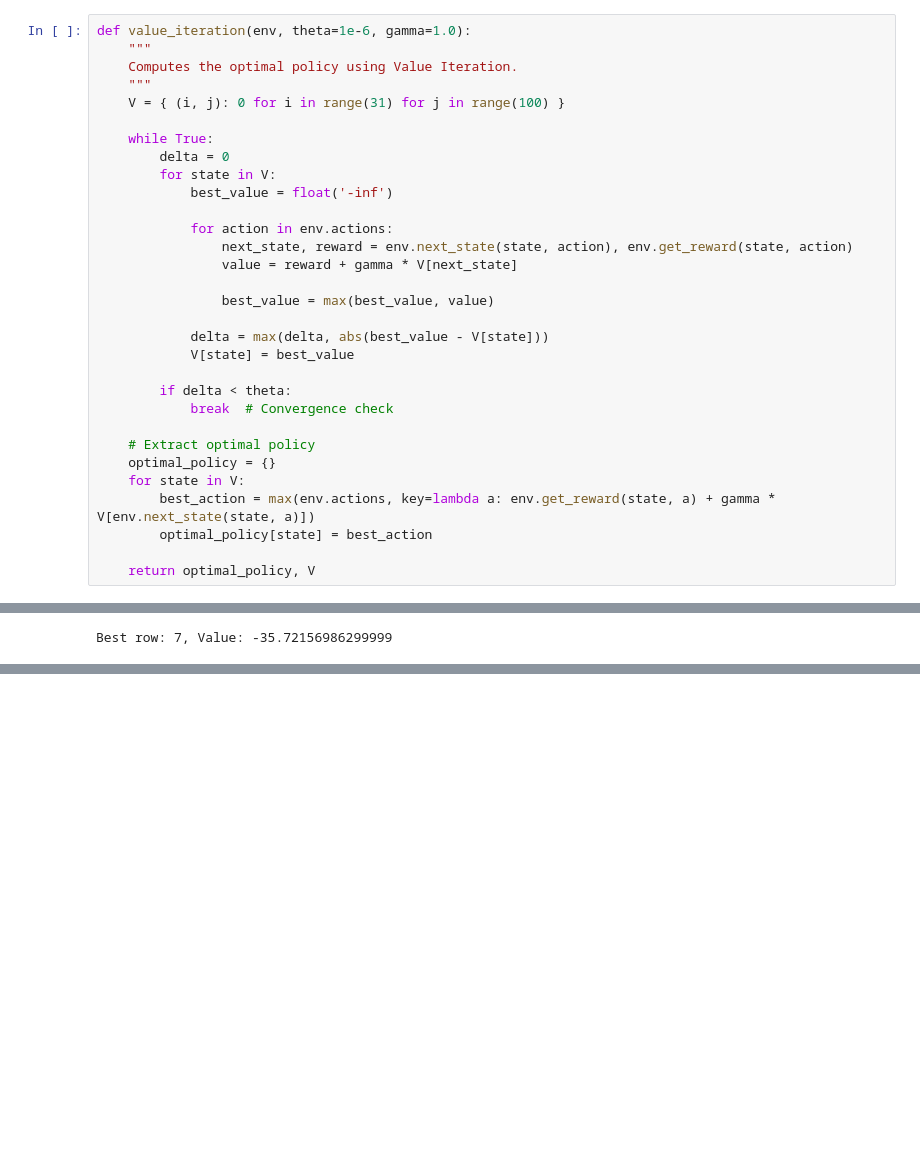
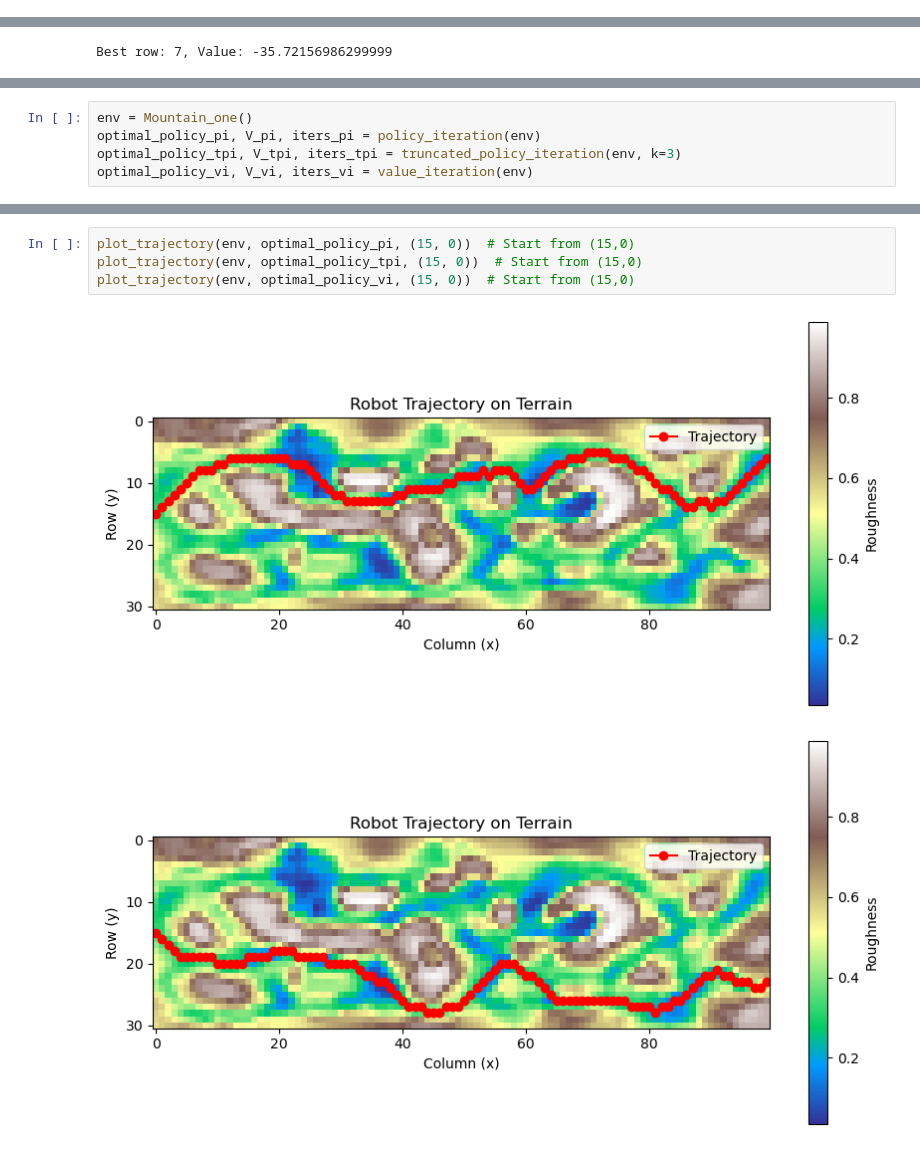
Before and after one commit to LH01t/inf266_problem_set_2, a Jupyter notebook: test.ipynb, the cells around one changed output, grey strips where cells are left out. Drawn from its saved outputs; the diff is of its cells as text; blank space fills up the shorter version.

```diff
--- a/test.ipynb
+++ b/test.ipynb
@@ -166,31 +221,0 @@ Optimal policy computed using policy iteration.
-# %%
-def value_iteration(env, theta=1e-6, gamma=1.0):
-    """
-    Computes the optimal policy using Value Iteration.
-    """
-    V = { (i, j): 0 for i in range(31) for j in range(100) }
-
-    while True:
-        delta = 0
-        for state in V:
-            best_value = float('-inf')
-
-            for action in env.actions:
-                next_state, reward = env.next_state(state, action), env.get_reward(state, action)
-                value = reward + gamma * V[next_state]
-
-                best_value = max(best_value, value)
-
-            delta = max(delta, abs(best_value - V[state]))
-            V[state] = best_value
-
-        if delta < theta:
-            break  # Convergence check
-
-    # Extract optimal policy
-    optimal_policy = {}
-    for state in V:
-        best_action = max(env.actions, key=lambda a: env.get_reward(state, a) + gamma * V[env.next_state(state, a)])
-        optimal_policy[state] = best_action
-
-    return optimal_policy, V
@@ -329,0 +496,5 @@ Value at (3,0) - Straight-Forward Policy: -52.796080069999995
+# %%
+env = Mountain_one()
+optimal_policy_pi, V_pi, iters_pi = policy_iteration(env)
+optimal_policy_tpi, V_tpi, iters_tpi = truncated_policy_iteration(env, k=3)
+optimal_policy_vi, V_vi, iters_vi = value_iteration(env)
@@ -329,0 +548,7 @@ Value at (3,0) - Straight-Forward Policy: -52.796080069999995
+# %%
+plot_trajectory(env, optimal_policy_pi, (15, 0))  # Start from (15,0)
+plot_trajectory(env, optimal_policy_tpi, (15, 0))  # Start from (15,0)
+plot_trajectory(env, optimal_policy_vi, (15, 0))  # Start from (15,0)
+# %% [output]
+[figure, added]
+[figure, added]
```
Also changed, not shown: parts of 28 cells of this notebook.
